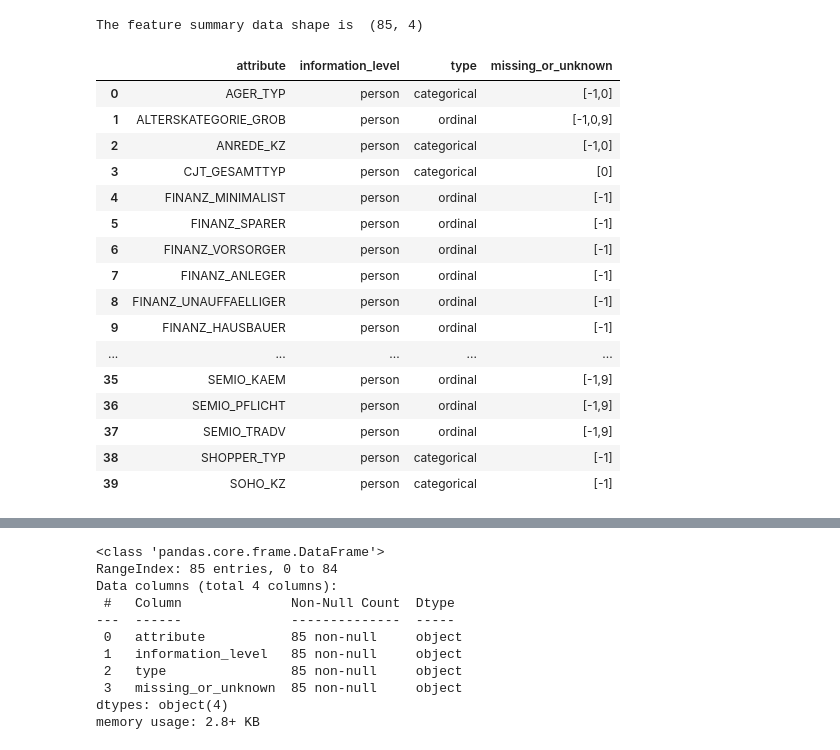
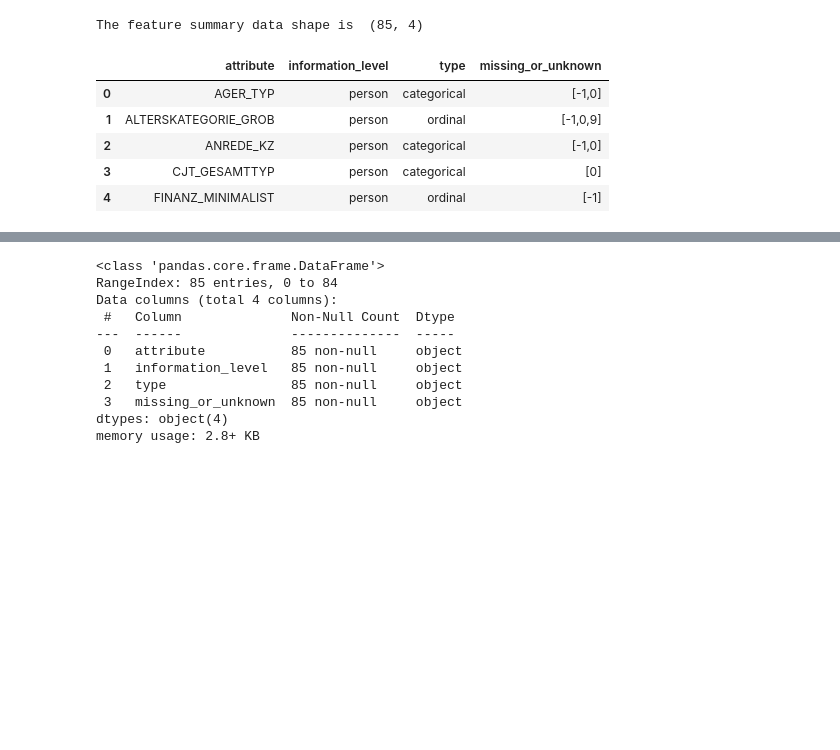
Before and after one commit to mahmodKhaled/Identify-Customer-Segments, a Jupyter notebook: Identify_Customer_Segments.ipynb, the cells around one changed output, grey strips where cells are left out. Saved outputs shown, nothing was run; the diff lists cells and outputs as text; code cells hidden in the pictures; blank space fills up the shorter version.

```diff
--- a/Identify_Customer_Segments.ipynb
+++ b/Identify_Customer_Segments.ipynb
@@ -111,23 +112,12 @@ print("The feature summary data shape is " , feat_info.shape)
 # %% [output]
 The feature summary data shape is  (85, 4)
 # %%
-feat_info.head(40)
+feat_info.head()
 # %% [output]
 |  | attribute | information_level | type | missing_or_unknown |
 | 0 | AGER_TYP | person | categorical | [-1,0] |
 | 1 | ALTERSKATEGORIE_GROB | person | ordinal | [-1,0,9] |
 | 2 | ANREDE_KZ | person | categorical | [-1,0] |
 | 3 | CJT_GESAMTTYP | person | categorical | [0] |
 | 4 | FINANZ_MINIMALIST | person | ordinal | [-1] |
-| 5 | FINANZ_SPARER | person | ordinal | [-1] |
-| 6 | FINANZ_VORSORGER | person | ordinal | [-1] |
-| 7 | FINANZ_ANLEGER | person | ordinal | [-1] |
-| 8 | FINANZ_UNAUFFAELLIGER | person | ordinal | [-1] |
-| 9 | FINANZ_HAUSBAUER | person | ordinal | [-1] |
-| ... | ... | ... | ... | ... |
-| 35 | SEMIO_KAEM | person | ordinal | [-1,9] |
-| 36 | SEMIO_PFLICHT | person | ordinal | [-1,9] |
-| 37 | SEMIO_TRADV | person | ordinal | [-1,9] |
-| 38 | SHOPPER_TYP | person | categorical | [-1] |
-| 39 | SOHO_KZ | person | categorical | [-1] |
 # %%
```
Also changed, not shown: parts of 9 cells of this notebook.
